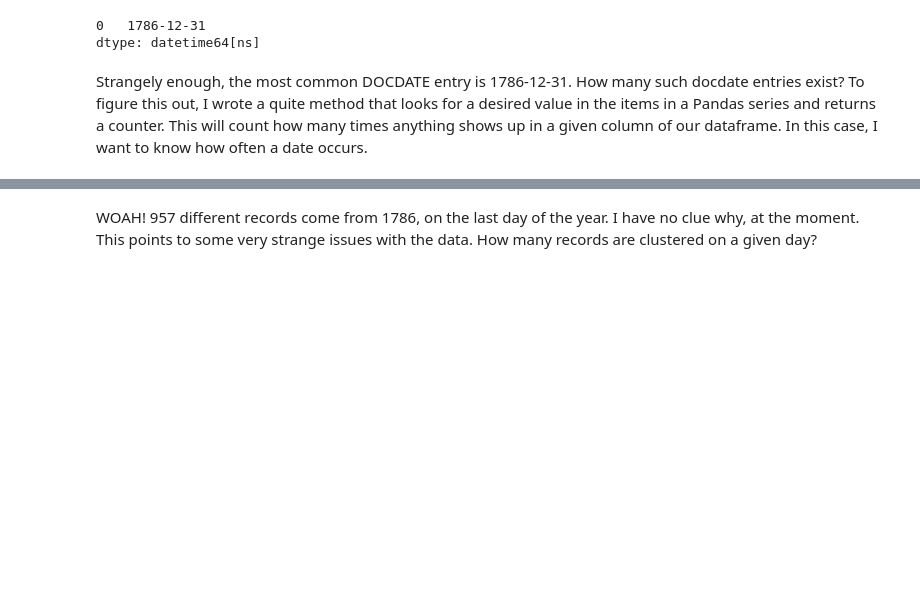
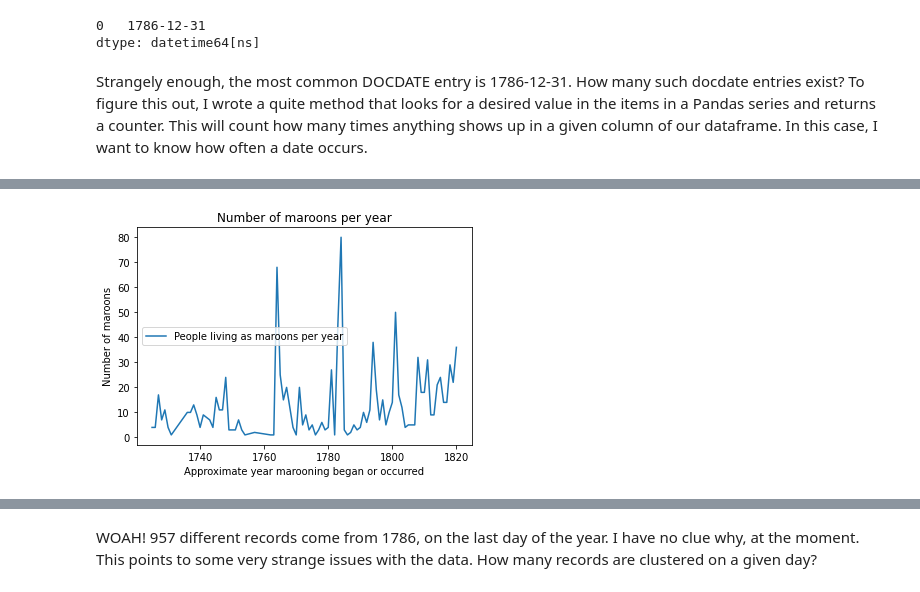
Before and after one commit to janneyt/Slave-Experience-Data-Analysis, a Jupyter notebook: SlaveExperienceLouisianaPart1(1).ipynb, the cells around one changed output, grey strips where cells are left out. Cells and saved outputs as stored; diff of their text form; code cells hidden in the pictures; blank space fills up the shorter version.

```diff
--- a/SlaveExperienceLouisianaPart1(1).ipynb
+++ b/SlaveExperienceLouisianaPart1(1).ipynb
@@ -1112,0 +1228,2 @@ def search_for_value(series, desired):
+# %%
+num_df['APPRENTICE'] = num_df['APPRENTICE'].replace(-1,0)
@@ -1112,0 +1349,11 @@ def search_for_value(series, desired):
+# %%
+maroon_years = num_df['YEAR'].loc[num_df['MAROON']==1].value_counts().sort_index()
+plt.plot(maroon_years,label='People living as maroons per year')
+
+plt.title("Number of maroons per year")
+plt.ylabel("Number of maroons")
+plt.xlabel("Approximate year marooning began or occurred")
+plt.legend()
+plt.show()
+# %% [output]
+[figure, added]
```
Also changed, not shown: parts of 300 cells of this notebook.
